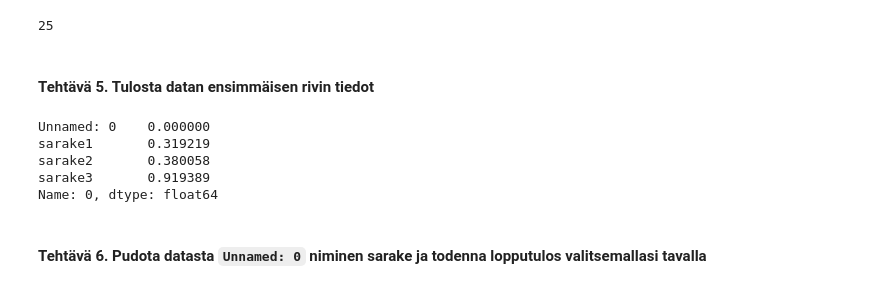
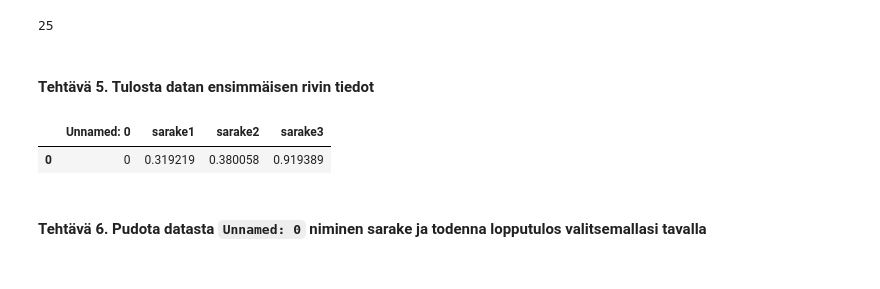
Before and after one commit to sannikattilakoski/datan-esikasittely, a Jupyter notebook: harjoitukset/Harjoitus_1_(Pandas).ipynb, the cells around one changed output. Drawn from its saved outputs; the diff is of its cells as text; code cells hidden in the pictures.

```diff
--- a/harjoitukset/Harjoitus_1_(Pandas).ipynb
+++ b/harjoitukset/Harjoitus_1_(Pandas).ipynb
@@ -43,14 +43,13 @@ sarake2_pituus
 #### Tehtävä 5. Tulosta datan ensimmäisen rivin tiedot
 # %%
 #Käytetään iloc:ia rivin valitsemiseen
-eka_rivi = testidata.iloc[0]
+
+eka_rivi = testidata.head(1)
+# eka_rivi = testidata.iloc[0] Onnistuu myös tällä
 eka_rivi
 # %% [output]
-Unnamed: 0    0.000000
-sarake1       0.319219
-sarake2       0.380058
-sarake3       0.919389
-Name: 0, dtype: float64
+|  | Unnamed: 0 | sarake1 | sarake2 | sarake3 |
+| 0 | 0 | 0.319219 | 0.380058 | 0.919389 |
 # %% [markdown]
 #### Tehtävä 6. Pudota datasta  `Unnamed: 0` niminen sarake ja todenna lopputulos valitsemallasi tavalla
 # %%
```
Also changed, not shown: parts of 1 cell of this notebook, 1 other file.
